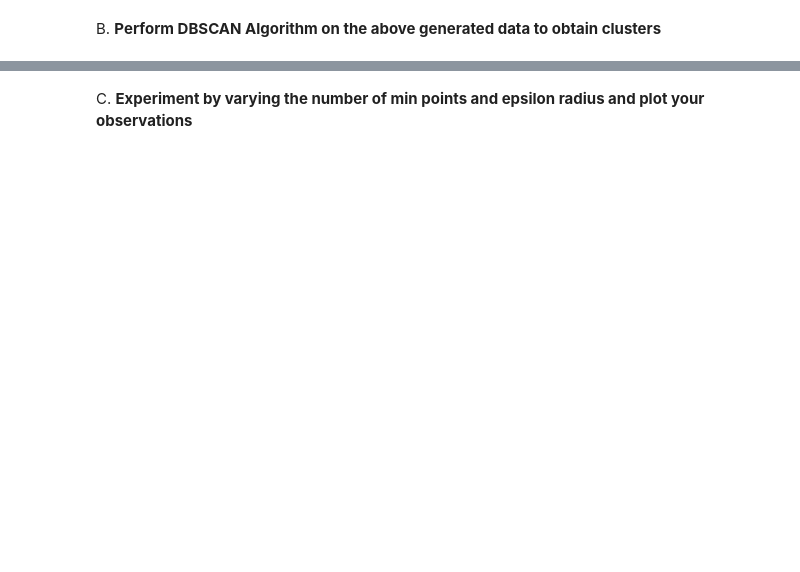
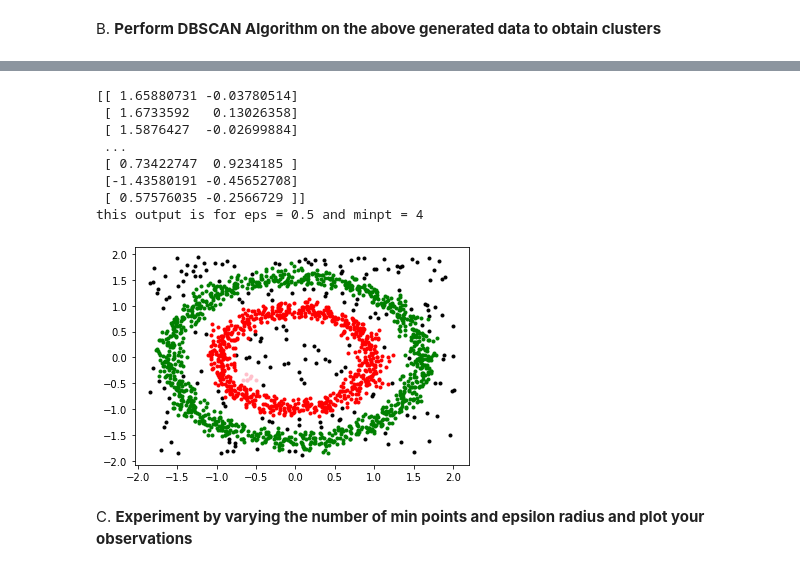
Before and after one commit to Jyoti-S-Shukla/Machine-learning-models, a Jupyter notebook: CLustering_Part_2.ipynb, the cells around one changed output, grey strips where cells are left out. Saved outputs shown, nothing was run; the diff lists cells and outputs as text; code cells hidden in the pictures; blank space fills up the shorter version.

```diff
--- a/CLustering_Part_2.ipynb
+++ b/CLustering_Part_2.ipynb
@@ -37,2 +160,19 @@ numbrer of outliers found: 226
+# %%
+#print(X)
+custom_DBSCAN = CustomDBSCAN()
+point_labels, clusters = custom_DBSCAN.fit(dataset, 30, 4)
+#print(point_labels, clusters)
+print("this output is for eps = 0.5 and minpt = 4 ")
+custom_DBSCAN.visualize(X, point_labels, clusters)
+# %% [output]
+[[ 1.65880731 -0.03780514]
+ [ 1.6733592   0.13026358]
+ [ 1.5876427  -0.02699884]
+ ...
+ [ 0.73422747  0.9234185 ]
+ [-1.43580191 -0.45652708]
+ [ 0.57576035 -0.2566729 ]]
+this output is for eps = 0.5 and minpt = 4
+[figure, added]
 # %% [markdown]
 C. **Experiment by varying the number of min points and epsilon radius and plot your observations**
```
Also changed, not shown: parts of 30 cells of this notebook.
